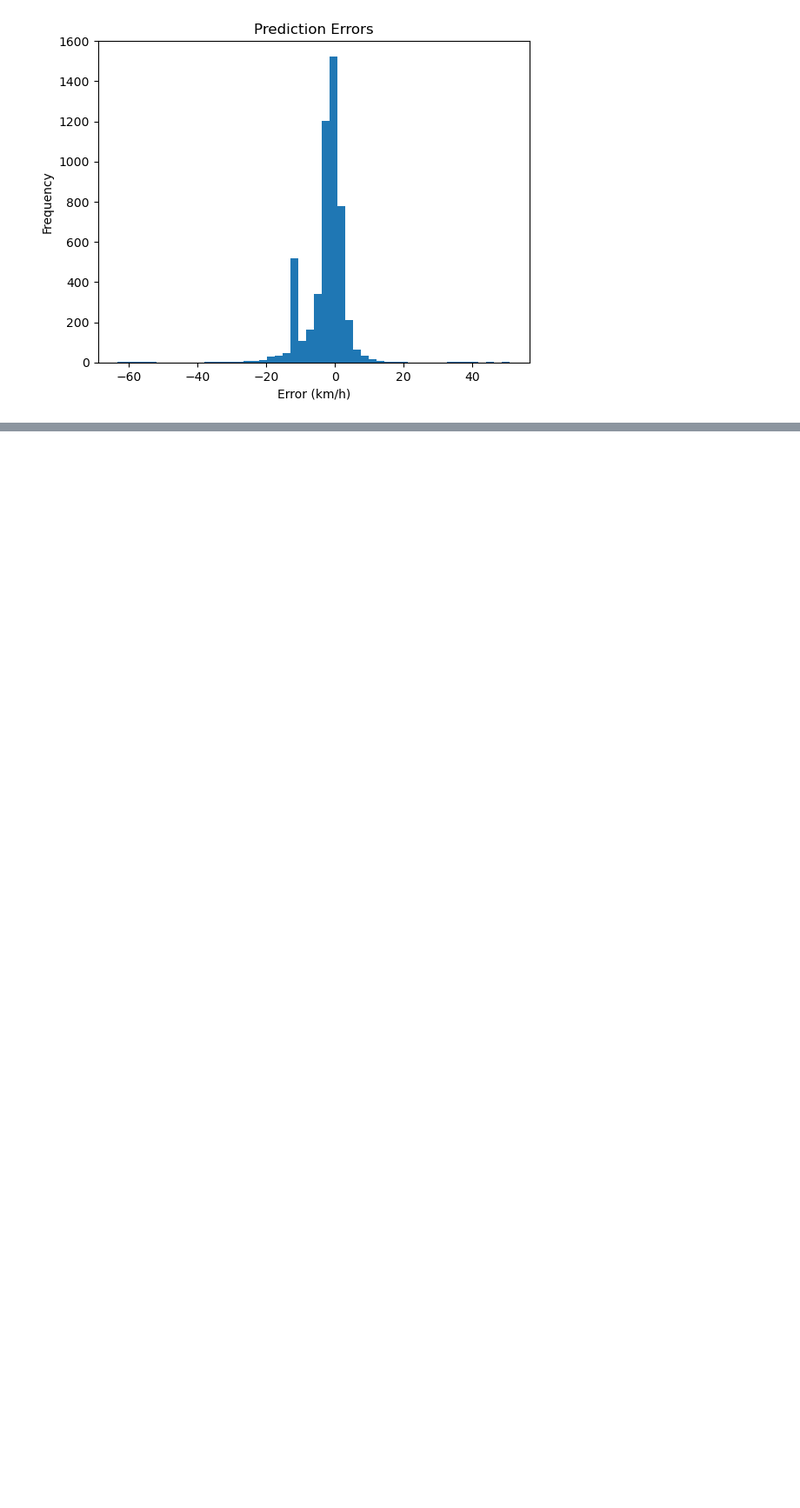
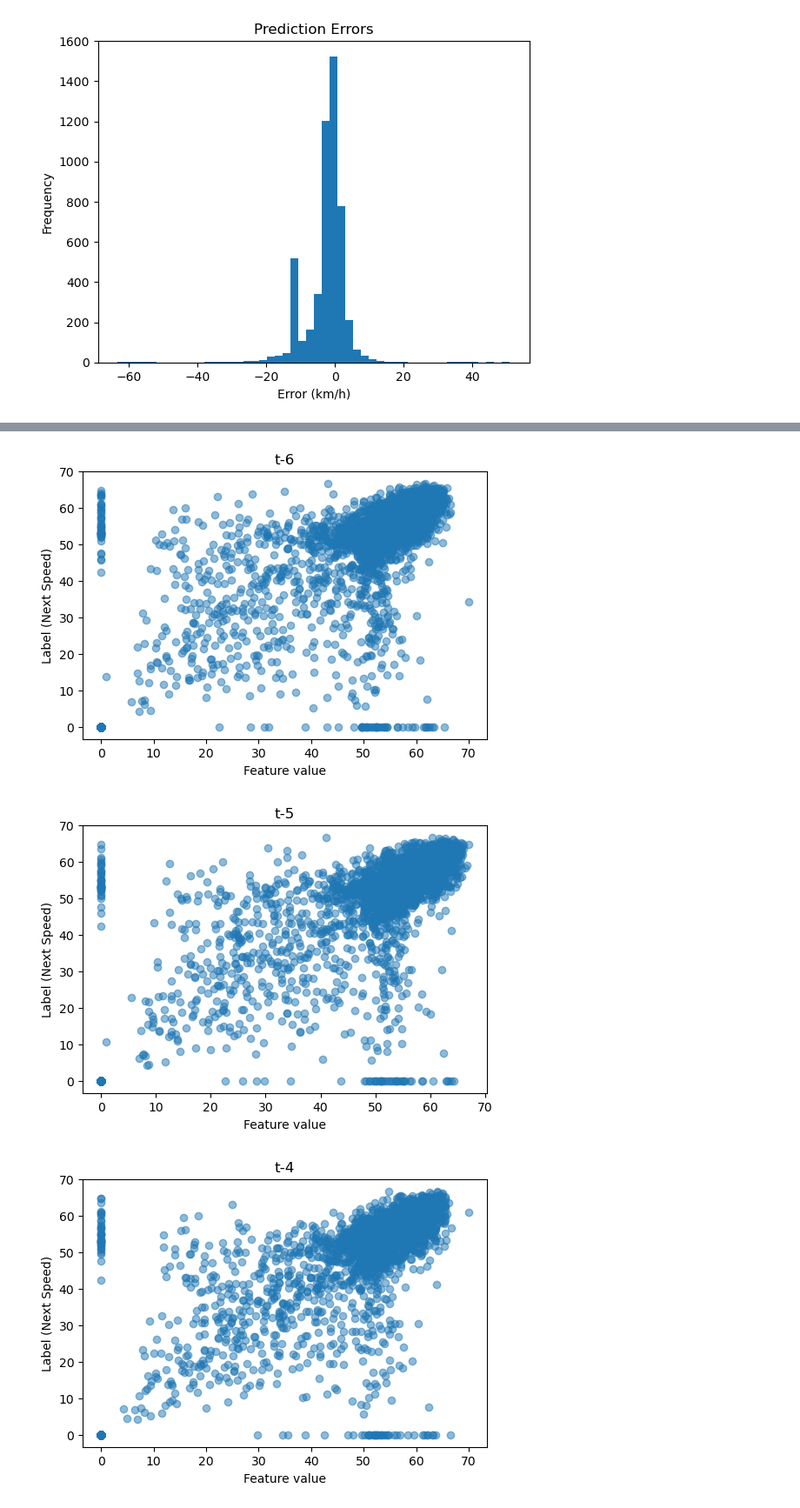
Before and after one commit to Ahmedianoo/traffic-speed-forecasting, a Jupyter notebook: traffic-speed-prediction.ipynb, the cells around one changed output, grey strips where cells are left out. Shown at 87% size. Saved outputs shown, nothing was run; the diff lists cells and outputs as text; code cells hidden in the pictures; blank space fills up the shorter version.

Commit message:
adding the delta feature

```diff
--- a/traffic-speed-prediction.ipynb
+++ b/traffic-speed-prediction.ipynb
@@ -199,0 +199,6 @@ plt.show()
+# %%
+sensor_data["delta_1"] = sensor_data["Speed"].diff(1)
+
+sensor_data= sensor_data.dropna().reset_index(drop=True)
+
+sensor_data.head()
@@ -199,0 +212,24 @@ plt.show()
+# %%
+def convert_to_table_with_extra_features(df, window_size=6):
+    X, y = [], []
+    speeds = df["Speed"].values
+    delta_1 = df["delta_1"].values
+
+    for i in range(window_size, len(speeds)):
+        features = []
+
+        features.extend(speeds[i-window_size:i])
+
+        features.append(delta_1[i-1])
+
+
+        X.append(features)
+        y.append(speeds[i])
+
+    return np.array(X), np.array(y)
+# %%
+window_size = 6
+X_fe, y = convert_to_table_with_extra_features(sensor_data, window_size)
+
+print("Feature shape:", X_fe.shape, "Feature type:", type(X_fe))
+print("Label shape:", y.shape, "Label type:", type(y))
@@ -199,0 +239,12 @@ plt.show()
+# %%
+X_fe_train = X_fe[:train_end]
+X_fe_val = X_fe[train_end:val_end]
+X_fe_test = X_fe[val_end:]
+# %%
+
+feature_names = [f"t-{window_size-i}" for i in range(window_size)]
+plot_features_vs_label(X_fe_train, y_train, feature_names=feature_names, sample_size=5000)
+# %% [output]
+[figure, added]
+[figure, added]
+[figure, added]
```
Also changed, not shown: parts of 23 cells of this notebook.
